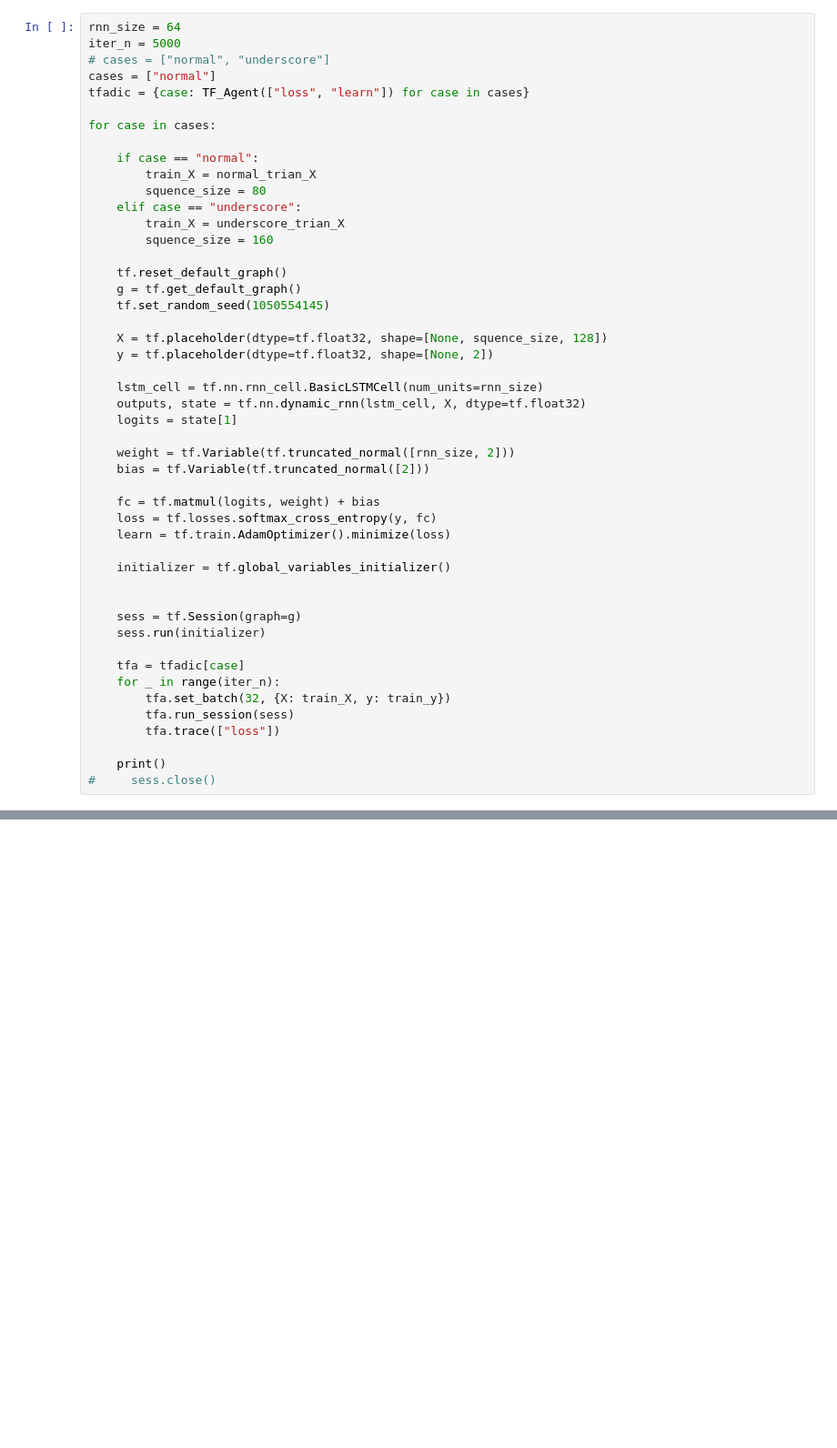
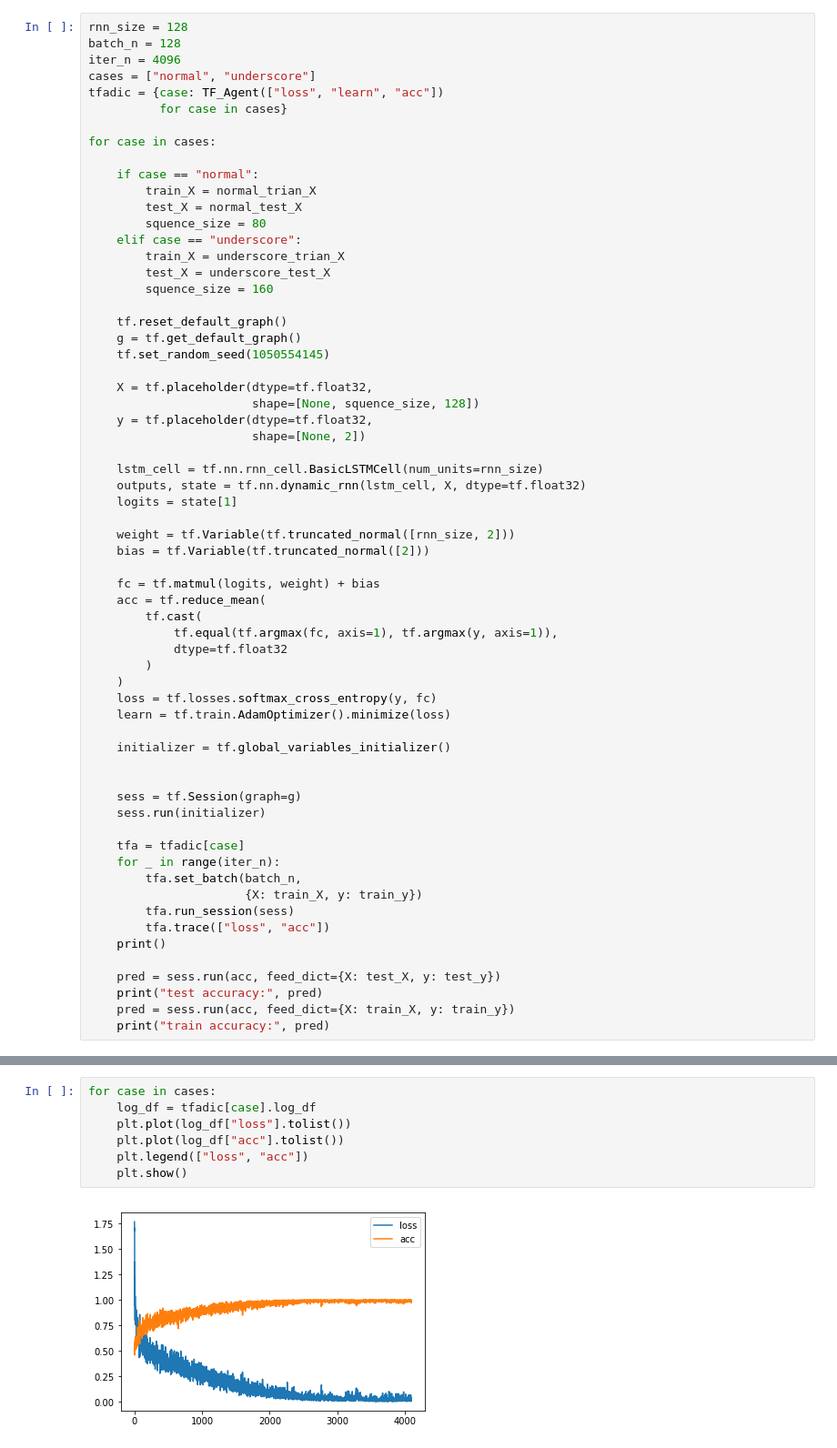
Before and after one commit to SeohaSong/Freelancer, a Jupyter notebook: LSTM.ipynb, the cells around one changed output, grey strips where cells are left out. Shown at 91% size. Drawn from its saved outputs; the diff is of its cells as text; blank space fills up the shorter version.

```diff
--- a/LSTM.ipynb
+++ b/LSTM.ipynb
@@ -56,25 +66,30 @@ train_y = pd.read_pickle("./data/tr_y")
 # %%
-rnn_size = 64
-iter_n = 5000
-# cases = ["normal", "underscore"]
-cases = ["normal"]
-tfadic = {case: TF_Agent(["loss", "learn"]) for case in cases}
+rnn_size = 128
+batch_n = 128
+iter_n = 4096
+cases = ["normal", "underscore"]
+tfadic = {case: TF_Agent(["loss", "learn", "acc"])
+          for case in cases}
 
 for case in cases:
 
     if case == "normal":
         train_X = normal_trian_X
+        test_X = normal_test_X
         squence_size = 80
     elif case == "underscore":
         train_X = underscore_trian_X
+        test_X = underscore_test_X
         squence_size = 160
 
     tf.reset_default_graph()
     g = tf.get_default_graph()
     tf.set_random_seed(1050554145)
 
-    X = tf.placeholder(dtype=tf.float32, shape=[None, squence_size, 128])
-    y = tf.placeholder(dtype=tf.float32, shape=[None, 2])
+    X = tf.placeholder(dtype=tf.float32,
+                       shape=[None, squence_size, 128])
+    y = tf.placeholder(dtype=tf.float32,
+                       shape=[None, 2])
 
     lstm_cell = tf.nn.rnn_cell.BasicLSTMCell(num_units=rnn_size)
     outputs, state = tf.nn.dynamic_rnn(lstm_cell, X, dtype=tf.float32)
@@ -84,6 +99,12 @@ for case in cases:
     bias = tf.Variable(tf.truncated_normal([2]))
 
     fc = tf.matmul(logits, weight) + bias
+    acc = tf.reduce_mean(
+        tf.cast(
+            tf.equal(tf.argmax(fc, axis=1), tf.argmax(y, axis=1)),
+            dtype=tf.float32
+        )
+    )
     loss = tf.losses.softmax_cross_entropy(y, fc)
     learn = tf.train.AdamOptimizer().minimize(loss)
 
@@ -95,9 +116,13 @@ for case in cases:
 
     tfa = tfadic[case]
     for _ in range(iter_n):
-        tfa.set_batch(32, {X: train_X, y: train_y})
+        tfa.set_batch(batch_n,
+                      {X: train_X, y: train_y})
         tfa.run_session(sess)
-        tfa.trace(["loss"])
+        tfa.trace(["loss", "acc"])
+    print()
 
-    print()
-#     sess.close()
+    pred = sess.run(acc, feed_dict={X: test_X, y: test_y})
+    print("test accuracy:", pred)
+    pred = sess.run(acc, feed_dict={X: train_X, y: train_y})
+    print("train accuracy:", pred)
@@ -103,0 +138,9 @@ for case in cases:
+# %%
+for case in cases:
+    log_df = tfadic[case].log_df
+    plt.plot(log_df["loss"].tolist())
+    plt.plot(log_df["acc"].tolist())
+    plt.legend(["loss", "acc"])
+    plt.show()
+# %% [output]
+[figure, added]
```
Also changed, not shown: parts of 6 cells of this notebook, 5 other files.
